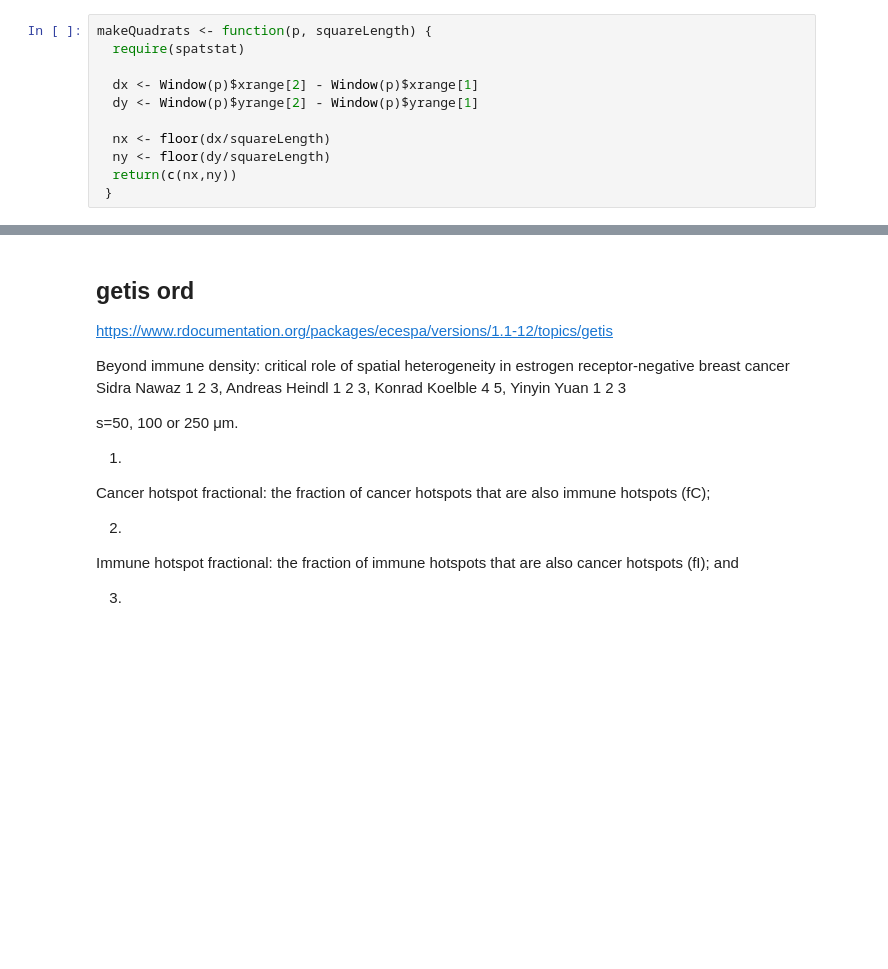
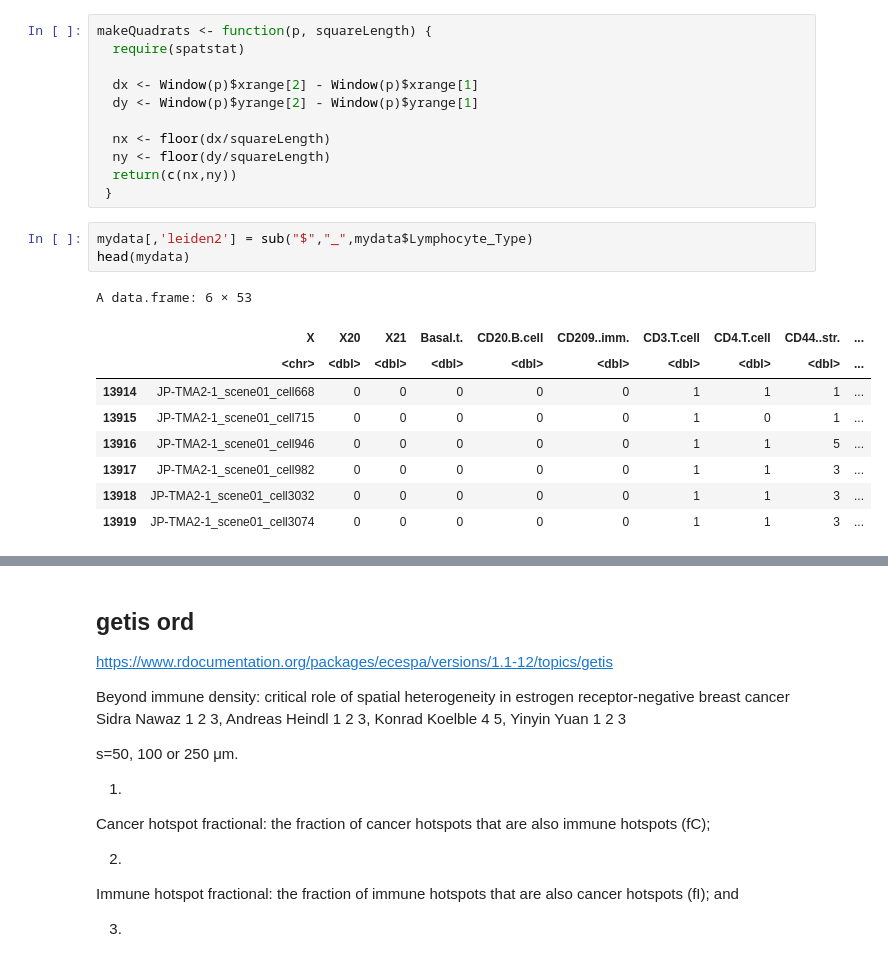
Before and after one commit to engjen/cycIF_TMAs, a Jupyter notebook: 20230419_spatstat_cycIF_TMAs.ipynb, the cells around one changed output, grey strips where cells are left out. Cells and saved outputs as stored; diff of their text form; blank space fills up the shorter version.

```diff
--- a/20230419_spatstat_cycIF_TMAs.ipynb
+++ b/20230419_spatstat_cycIF_TMAs.ipynb
@@ -132,5 +189,18 @@ makeQuadrats <- function(p, squareLength) {
   ny <- floor(dy/squareLength)
   return(c(nx,ny))
  }
+# %%
+mydata[,'leiden2'] = sub("$","_",mydata$Lymphocyte_Type)
+head(mydata)
+# %% [output]
+A data.frame: 6 × 53
+|  | X | X20 | X21 | Basal.t. | CD20.B.cell | CD209..imm. | CD3.T.cell | CD4.T.cell | CD44..str. | ... |
+|  | <chr> | <dbl> | <dbl> | <dbl> | <dbl> | <dbl> | <dbl> | <dbl> | <dbl> | ... |
+| 13914 | JP-TMA2-1_scene01_cell668 | 0 | 0 | 0 | 0 | 0 | 1 | 1 | 1 | ... |
+| 13915 | JP-TMA2-1_scene01_cell715 | 0 | 0 | 0 | 0 | 0 | 1 | 0 | 1 | ... |
+| 13916 | JP-TMA2-1_scene01_cell946 | 0 | 0 | 0 | 0 | 0 | 1 | 1 | 5 | ... |
+| 13917 | JP-TMA2-1_scene01_cell982 | 0 | 0 | 0 | 0 | 0 | 1 | 1 | 3 | ... |
+| 13918 | JP-TMA2-1_scene01_cell3032 | 0 | 0 | 0 | 0 | 0 | 1 | 1 | 3 | ... |
+| 13919 | JP-TMA2-1_scene01_cell3074 | 0 | 0 | 0 | 0 | 0 | 1 | 1 | 3 | ... |
 # %%
 #### occupancy counts
```
Also changed, not shown: parts of 19 cells of this notebook, 4 other files.
